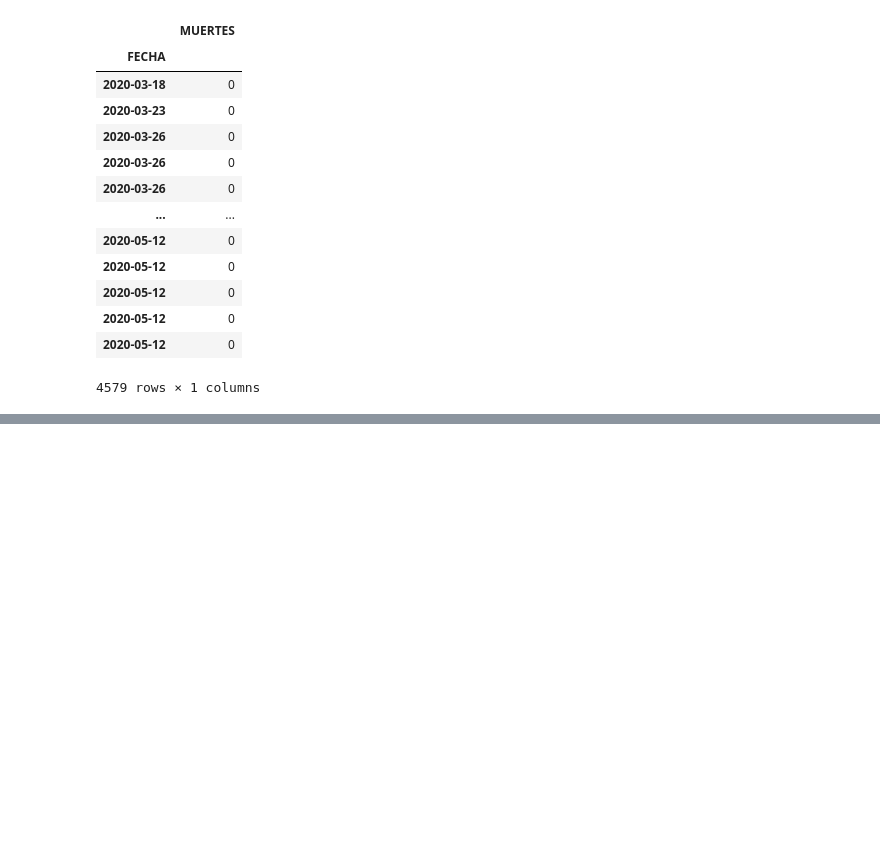
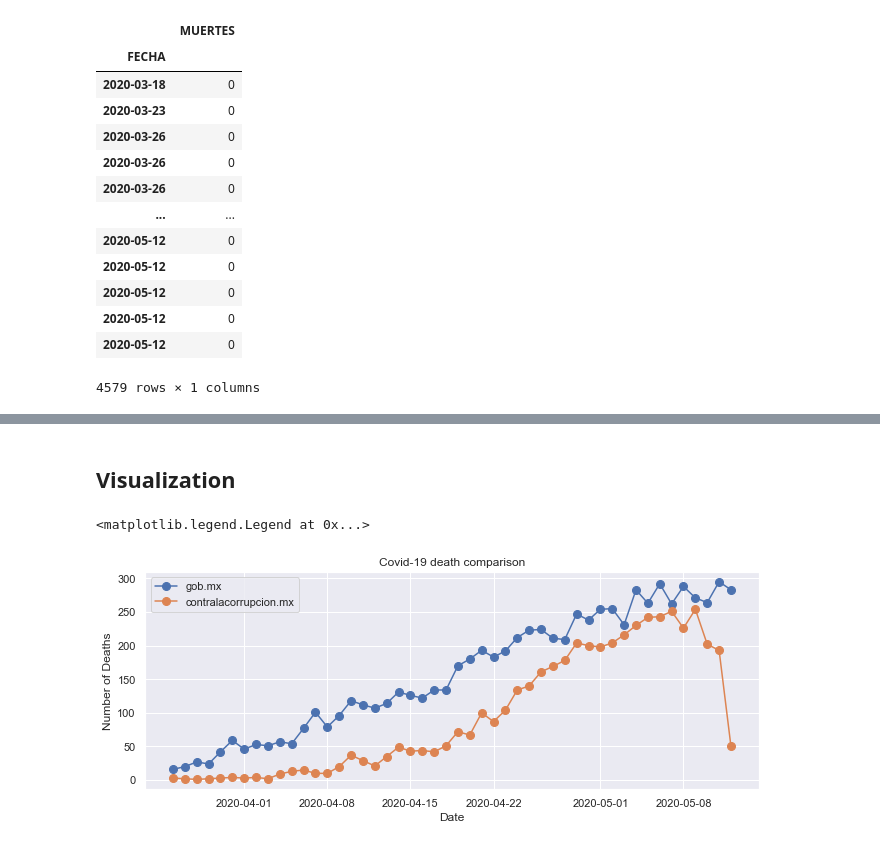
Before and after one commit to alejandropuerto/covid-19-death-comparison, a Jupyter notebook: covid-19 death comparison cdmx.ipynb, the cells around one changed output, grey strips where cells are left out. Drawn from its saved outputs; the diff is of its cells as text; code cells hidden in the pictures; blank space fills up the shorter version.

Commit message:
data visualization added

```diff
--- a/covid-19 death comparison cdmx.ipynb
+++ b/covid-19 death comparison cdmx.ipynb
@@ -110,0 +141,24 @@ plt.show()
+# %%
+temp = temp.reset_index()
+temp['FECHA_DEF'] = pd.to_datetime(temp['FECHA_DEF'])
+# %%
+temp = temp.set_index('FECHA_DEF')
+# %% [markdown]
+## Visualization
+# %%
+sns.set(rc={'figure.figsize':(11, 4)})
+# %%
+start, end = '2020-03', '2020-05'
+# %%
+fig, ax = plt.subplots()
+ax.plot(temp.loc[start:end],
+marker='o', markersize=8, linestyle='-', label='gob.mx')
+ax.plot(number_by_date.loc[start:end],
+marker='o', markersize=8, linestyle='-', label='contralacorrupcion.mx')
+ax.set_xlabel('Date')
+ax.set_ylabel('Number of Deaths')
+ax.set_title('Covid-19 death comparison')
+ax.legend()
+# %% [output]
+<matplotlib.legend.Legend at 0x...>
+[figure, added]
```
Also changed, not shown: parts of 23 cells of this notebook.
